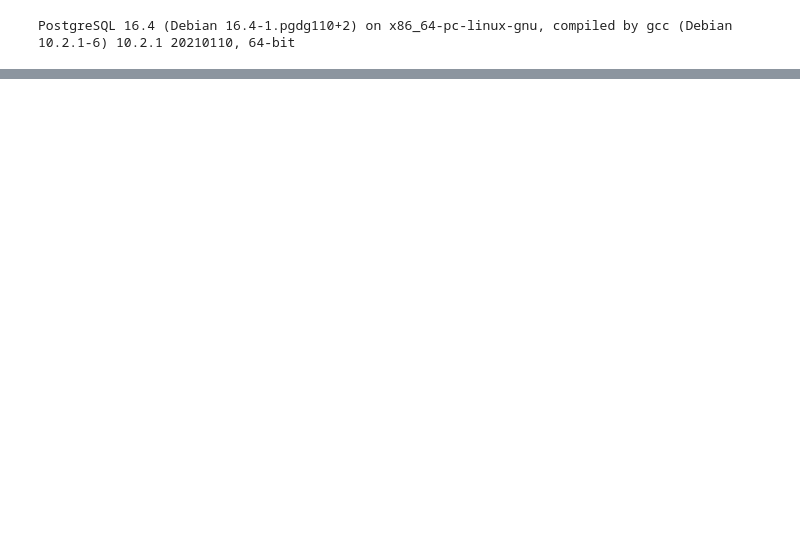
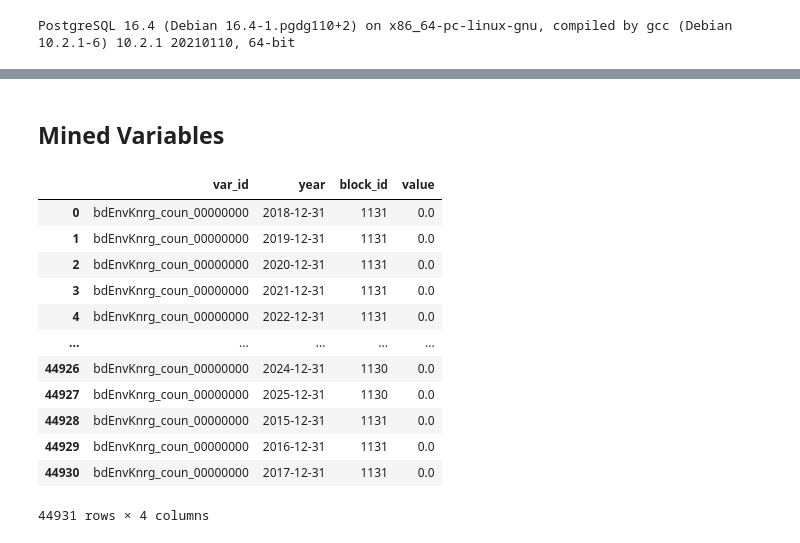
Before and after one commit to Andrew10MAIN/urban_regeneration_platform, a Jupyter notebook: experiments/notebooks/test_db_connection.ipynb, the cells around one changed output, grey strips where cells are left out. Saved outputs shown, nothing was run; the diff lists cells and outputs as text; code cells hidden in the pictures; blank space fills up the shorter version.

```diff
--- a/experiments/notebooks/test_db_connection.ipynb
+++ b/experiments/notebooks/test_db_connection.ipynb
@@ -150,0 +360,19 @@ dfmeta
+# %% [markdown]
+## Mined Variables
+# %%
+mined_variables = pd.read_sql("SELECT * FROM mined.variables ", engine)
+mined_variables
+# %% [output]
+|  | var_id | year | block_id | value |
+| 0 | bdEnvKnrg_coun_00000000 | 2018-12-31 | 1131 | 0.0 |
+| 1 | bdEnvKnrg_coun_00000000 | 2019-12-31 | 1131 | 0.0 |
+| 2 | bdEnvKnrg_coun_00000000 | 2020-12-31 | 1131 | 0.0 |
+| 3 | bdEnvKnrg_coun_00000000 | 2021-12-31 | 1131 | 0.0 |
+| 4 | bdEnvKnrg_coun_00000000 | 2022-12-31 | 1131 | 0.0 |
+| ... | ... | ... | ... | ... |
+| 44926 | bdEnvKnrg_coun_00000000 | 2024-12-31 | 1130 | 0.0 |
+| 44927 | bdEnvKnrg_coun_00000000 | 2025-12-31 | 1130 | 0.0 |
+| 44928 | bdEnvKnrg_coun_00000000 | 2015-12-31 | 1131 | 0.0 |
+| 44929 | bdEnvKnrg_coun_00000000 | 2016-12-31 | 1131 | 0.0 |
+| 44930 | bdEnvKnrg_coun_00000000 | 2017-12-31 | 1131 | 0.0 |
+44931 rows × 4 columns
```
Also changed, not shown: parts of 65 cells of this notebook, 9 other files.
